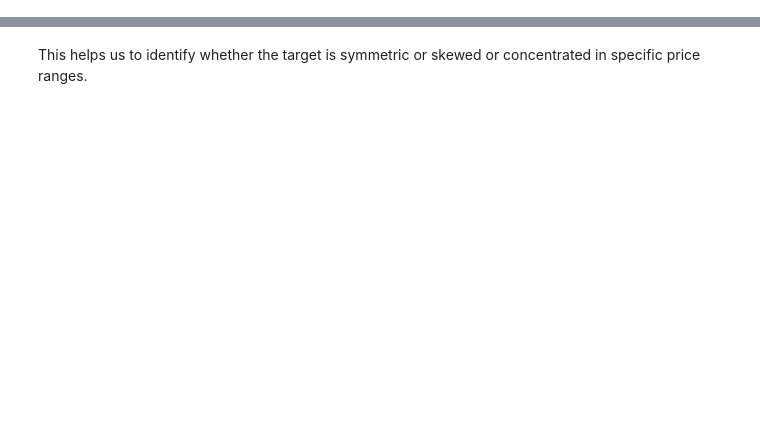
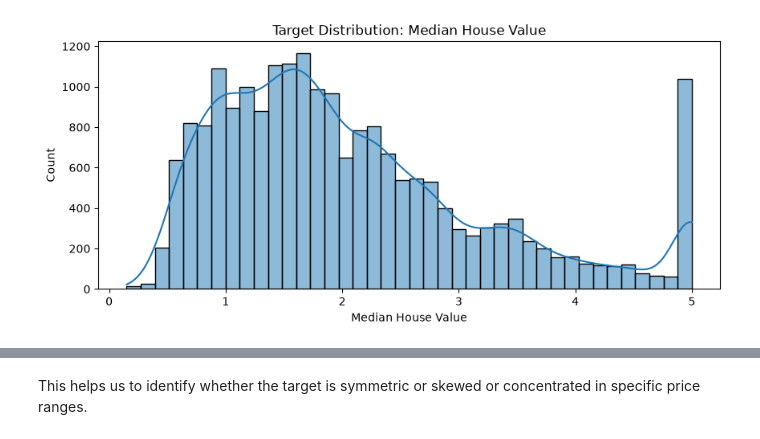
Before and after one commit to dheeraj-srma/House-Price-Prediction-Model, a Jupyter notebook: house_price_prd.ipynb, the cells around one changed output, grey strips where cells are left out. Saved outputs shown, nothing was run; the diff lists cells and outputs as text; code cells hidden in the pictures; blank space fills up the shorter version.

Commit message:
Added EDA and Data Visualization Methods

```diff
--- a/house_price_prd.ipynb
+++ b/house_price_prd.ipynb
@@ -61,0 +26,4 @@ None of the features has a missing value in the whole dataset.
+# %%
+from sklearn.datasets import _california_housing
+df = pd.read_csv("california_housing.csv")
+df.head()
@@ -71,0 +83,8 @@ plt.show()
+# %%
+plt.figure(figsize=(10,4))
+sns.histplot(df["MedHouseVal"], bins=40, kde=True)
+plt.title("Target Distribution: Median House Value")
+plt.xlabel("Median House Value")
+plt.show()
+# %% [output]
+[figure, added]
```
Also changed, not shown: parts of 18 cells of this notebook, 1 other file.
